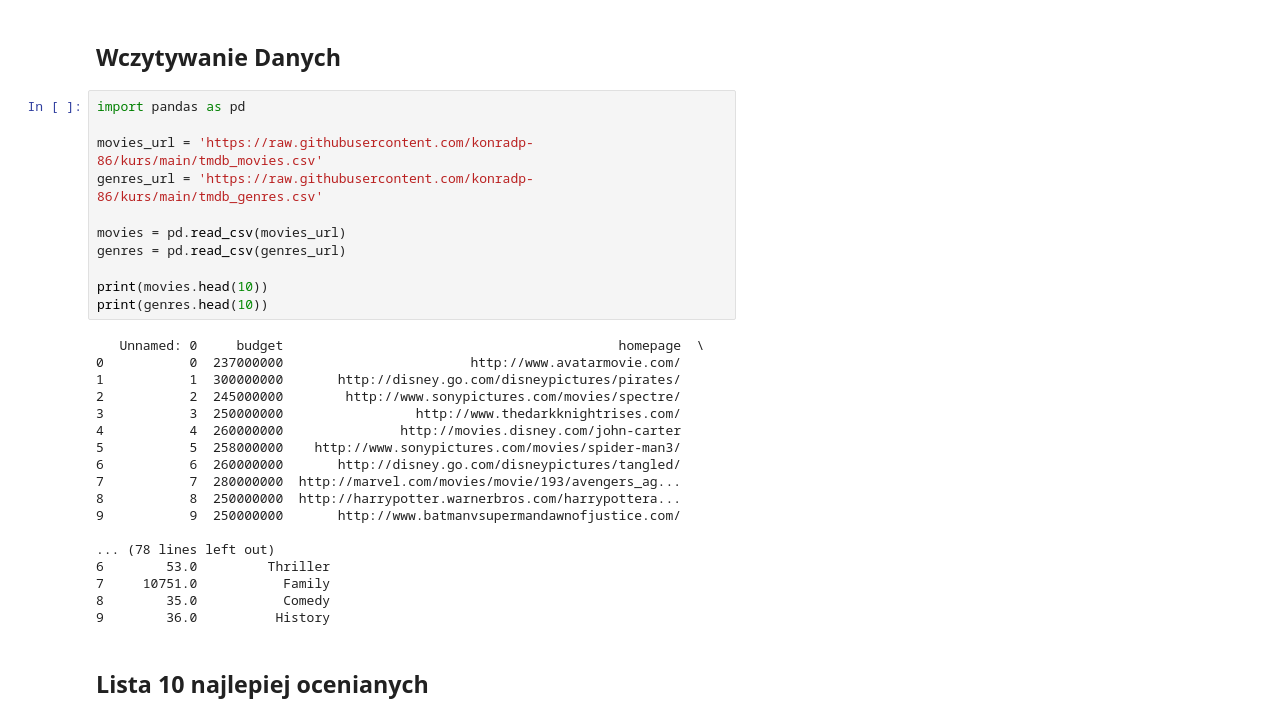
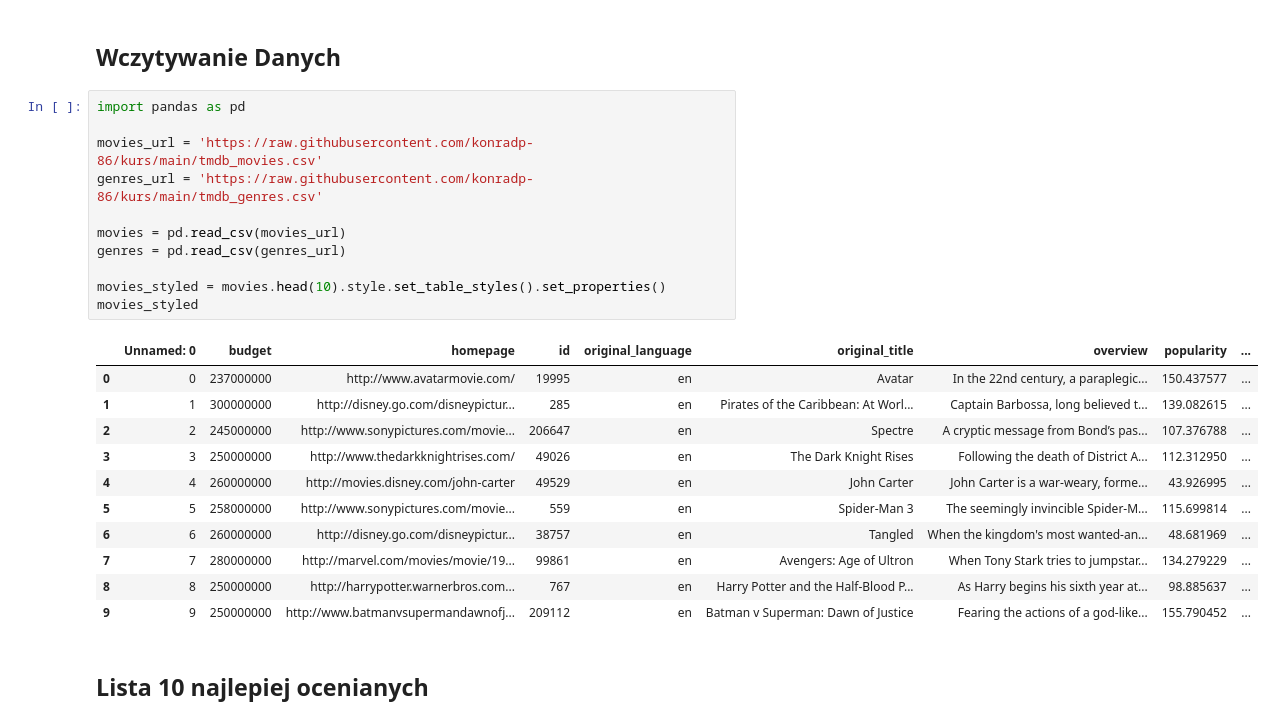
Before and after one commit to konradp-86/kurs, a Jupyter notebook: Zadanie_filmy.ipynb, the cells around one changed output. Cells and saved outputs as stored; diff of their text form.

```diff
--- a/Zadanie_filmy.ipynb
+++ b/Zadanie_filmy.ipynb
@@ -5,32 +5,26 @@
 # %%
 import pandas as pd
 
 movies_url = 'https://raw.githubusercontent.com/konradp-86/kurs/main/tmdb_movies.csv'
 genres_url = 'https://raw.githubusercontent.com/konradp-86/kurs/main/tmdb_genres.csv'
 
 movies = pd.read_csv(movies_url)
 genres = pd.read_csv(genres_url)
 
-print(movies.head(10))
-print(genres.head(10))
+movies_styled = movies.head(10).style.set_table_styles().set_properties()
+movies_styled
 # %% [output]
-   Unnamed: 0     budget                                           homepage  \
-0           0  237000000                        http://www.avatarmovie.com/
-1           1  300000000       http://disney.go.com/disneypictures/pirates/
-2           2  245000000        http://www.sonypictures.com/movies/spectre/
-3           3  250000000                 http://www.thedarkknightrises.com/
-4           4  260000000               http://movies.disney.com/john-carter
-5           5  258000000    http://www.sonypictures.com/movies/spider-man3/
-6           6  260000000       http://disney.go.com/disneypictures/tangled/
-7           7  280000000  http://marvel.com/movies/movie/193/avengers_ag...
-8           8  250000000  http://harrypotter.warnerbros.com/harrypottera...
-9           9  250000000       http://www.batmanvsupermandawnofjustice.com/
-
-... (78 lines left out)
-6        53.0         Thriller
-7     10751.0           Family
-8        35.0           Comedy
-9        36.0          History
+|  | Unnamed: 0 | budget | homepage | id | original_language | original_title | overview | popularity | ... |
+| 0 | 0 | 237000000 | http://www.avatarmovie.com/ | 19995 | en | Avatar | In the 22nd century, a paraplegic... | 150.437577 | ... |
+| 1 | 1 | 300000000 | http://disney.go.com/disneypictur... | 285 | en | Pirates of the Caribbean: At Worl... | Captain Barbossa, long believed t... | 139.082615 | ... |
+| 2 | 2 | 245000000 | http://www.sonypictures.com/movie... | 206647 | en | Spectre | A cryptic message from Bond’s pas... | 107.376788 | ... |
+| 3 | 3 | 250000000 | http://www.thedarkknightrises.com/ | 49026 | en | The Dark Knight Rises | Following the death of District A... | 112.312950 | ... |
+| 4 | 4 | 260000000 | http://movies.disney.com/john-carter | 49529 | en | John Carter | John Carter is a war-weary, forme... | 43.926995 | ... |
+| 5 | 5 | 258000000 | http://www.sonypictures.com/movie... | 559 | en | Spider-Man 3 | The seemingly invincible Spider-M... | 115.699814 | ... |
+| 6 | 6 | 260000000 | http://disney.go.com/disneypictur... | 38757 | en | Tangled | When the kingdom's most wanted-an... | 48.681969 | ... |
+| 7 | 7 | 280000000 | http://marvel.com/movies/movie/19... | 99861 | en | Avengers: Age of Ultron | When Tony Stark tries to jumpstar... | 134.279229 | ... |
+| 8 | 8 | 250000000 | http://harrypotter.warnerbros.com... | 767 | en | Harry Potter and the Half-Blood P... | As Harry begins his sixth year at... | 98.885637 | ... |
+| 9 | 9 | 250000000 | http://www.batmanvsupermandawnofj... | 209112 | en | Batman v Superman: Dawn of Justice | Fearing the actions of a god-like... | 155.790452 | ... |
 # %% [markdown]
 ## Lista 10 najlepiej ocenianych
 # %%
```
